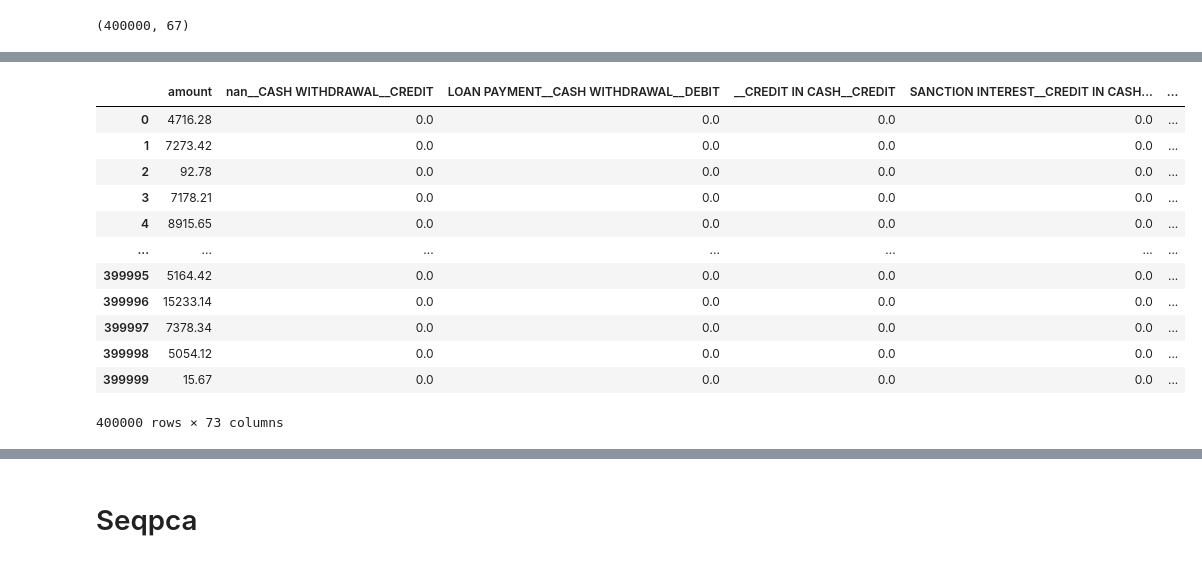
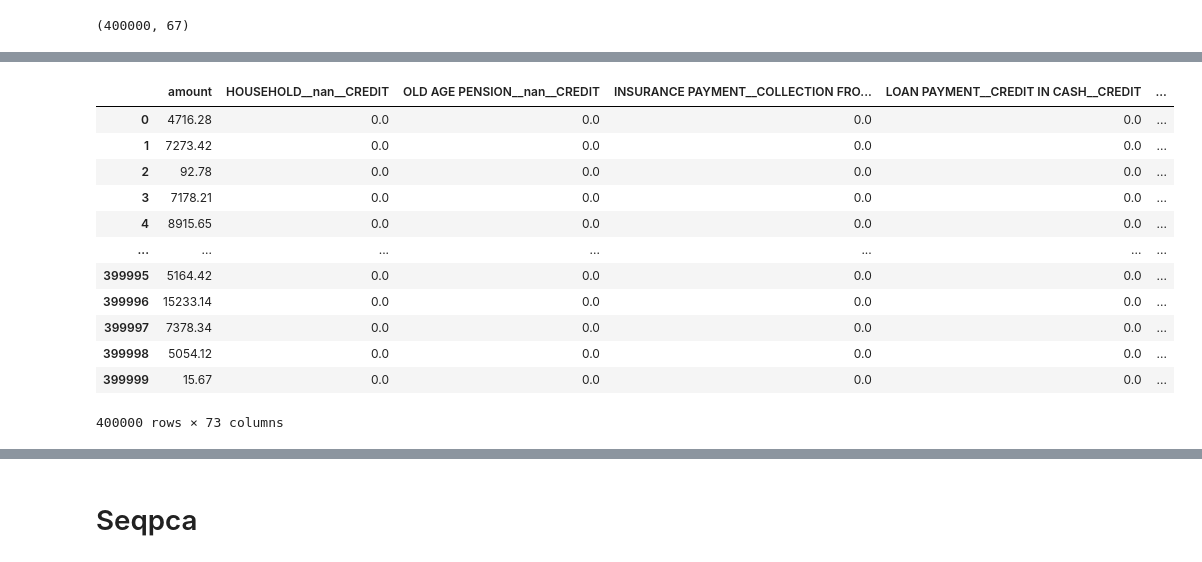
Before and after one commit to BigTuna08/Banksformer_ecml_2022, a Jupyter notebook: czech/metrics/paper_figures-ecml.ipynb, the cells around one changed output, grey strips where cells are left out. Saved outputs shown, nothing was run; the diff lists cells and outputs as text; code cells hidden in the pictures.

```diff
--- a/czech/metrics/paper_figures-ecml.ipynb
+++ b/czech/metrics/paper_figures-ecml.ipynb
@@ -77,5 +81,0 @@ gen_df.tcode = gen_df.tcode.apply(lambda x: x.replace("$  $", "--"))
-# %%
-
-
-real_df["Amount"] = real_df.amount
-real_df.amount = real_df.amount.apply(abs)
@@ -332,25 +126,3 @@ x, y
-# %%
-# tcode_order = np.array(list(set(list(real_df.tcode.unique())  + list(gen_df.tcode.unique()))))
-
-# set(fgen_df.tcode.unique())
-
-s = set()
-for df in [real_df, gen_df, fgen_df, tg_df]:
-    s = s.union( set(list(df.tcode.unique())) )
-
-
-tcode_order =  list(s)
-tcode_to_num = lambda x: tcode_order.index(x)
-
-
-# tcode_order =  np.array(list(s))
-# tcode_nums_r = real_df["tcode"].apply(lambda x: np.where(tcode_order==x)[0][0])
-# tcode_nums_g = gen_df["tcode"].apply(lambda x: np.where(tcode_order==x)[0][0])
-
-tcode_nums_r = real_df["tcode"].apply(tcode_to_num)
-tcode_nums_g = gen_df["tcode"].apply(tcode_to_num)
-tcode_nums_f = fgen_df["tcode"].apply(tcode_to_num)
-tcode_nums_t = tg_df["tcode"].apply(tcode_to_num)
 # %%
 oh_r = tf.one_hot(tcode_nums_r, depth=len(tcode_order))
 oh_g = tf.one_hot(tcode_nums_g, depth=len(tcode_order))
@@ -365,7 +137,7 @@ data_r.shape
 # %% [output]
 (1056320, 67)
 # %%
-data_g = np.concatenate([np.array(gen_df["amount"])[:,None], oh_g.numpy()], axis=1)
+data_g = np.concatenate([np.array(bf_df["amount"])[:,None], oh_g.numpy()], axis=1)
 data_g.shape
 # %% [output]
 (400000, 67)
@@ -411,19 +183,19 @@ real_trans_df
 | 1056319 | 301.1 | 0.0 | 0.0 | 0.0 | 0.0 | ... |
 1056320 rows × 73 columns
 # %%
-gen_trans_df = pd.DataFrame.from_records(data_g, columns=["amount"] + tcode_names)
-gen_trans_df["age"] = gen_df["age"]
-gen_trans_df["account_id"] = gen_df["account_id"]
-gen_trans_df["log_amount"] = np.log10(gen_trans_df["amount"]+1)
+bf_trans_df = pd.DataFrame.from_records(data_g, columns=["amount"] + tcode_names)
+bf_trans_df["age"] = bf_df["age"]
+bf_trans_df["account_id"] = bf_df["account_id"]
+bf_trans_df["log_amount"] = np.log10(bf_trans_df["amount"]+1)
 
-gen_trans_df["amount_sc"] = gen_trans_df["amount"] / AMOUNT_SCALE
-gen_trans_df["log_amount_sc"] = gen_trans_df["log_amount"] / LOG_AMOUNT_SCALE
+bf_trans_df["amount_sc"] = bf_trans_df["amount"] / AMOUNT_SCALE
+bf_trans_df["log_amount_sc"] = bf_trans_df["log_amount"] / LOG_AMOUNT_SCALE
 
-gen_trans_df["days_passed"] = gen_df["days_passed"]
+bf_trans_df["days_passed"] = bf_df["days_passed"]
 
-gen_trans_df
+bf_trans_df
 # %% [output]
-|  | amount | nan__CASH WITHDRAWAL__CREDIT | LOAN PAYMENT__CASH WITHDRAWAL__DEBIT | __CREDIT IN CASH__CREDIT | SANCTION INTEREST__CREDIT IN CASH... | ... |
+|  | amount | HOUSEHOLD__nan__CREDIT | OLD AGE PENSION__nan__CREDIT | INSURANCE PAYMENT__COLLECTION FRO... | LOAN PAYMENT__CREDIT IN CASH__CREDIT | ... |
 | 0 | 4716.28 | 0.0 | 0.0 | 0.0 | 0.0 | ... |
 | 1 | 7273.42 | 0.0 | 0.0 | 0.0 | 0.0 | ... |
 | 2 | 92.78 | 0.0 | 0.0 | 0.0 | 0.0 | ... |
```
Also changed, not shown: parts of 148 cells of this notebook, 16 other files.
